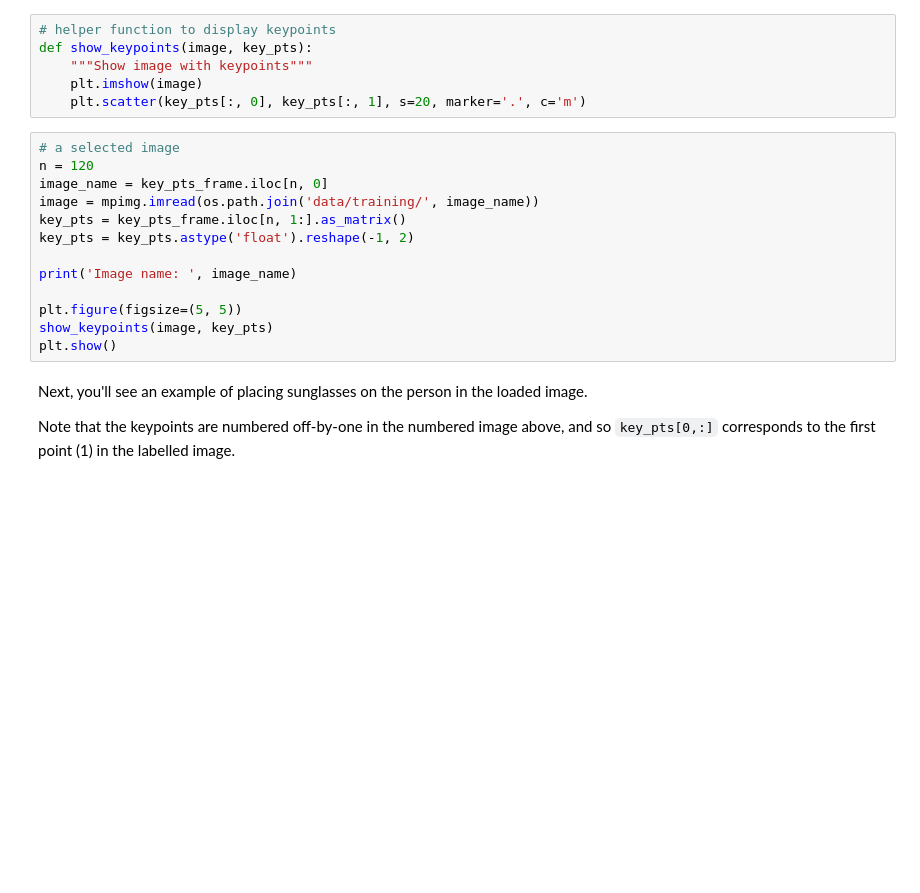
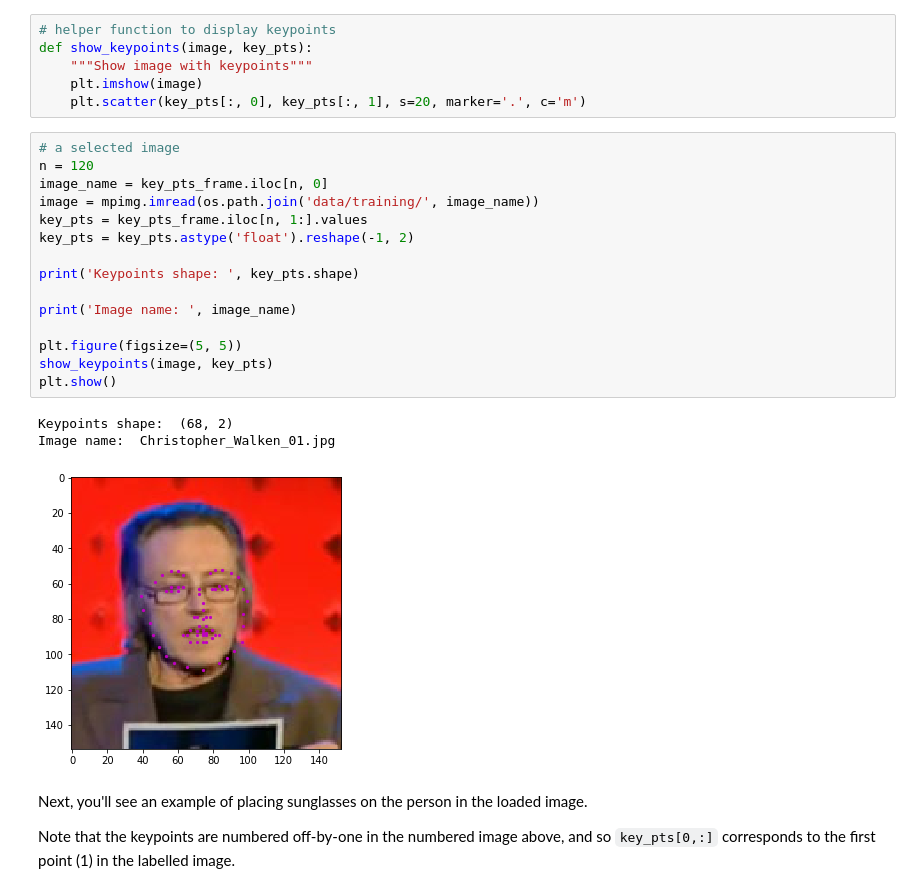
Before and after one commit to filipgrigorov/P1_Facial_Keypoints-1, a Jupyter notebook: 4. Fun with Keypoints.ipynb, the cells around one changed output. Drawn from its saved outputs; the diff is of its cells as text; blank space fills up the shorter version.

```diff
--- a/4. Fun with Keypoints.ipynb
+++ b/4. Fun with Keypoints.ipynb
@@ -76,16 +88,22 @@ def show_keypoints(image, key_pts):
 # %%
 # a selected image
 n = 120
 image_name = key_pts_frame.iloc[n, 0]
 image = mpimg.imread(os.path.join('data/training/', image_name))
-key_pts = key_pts_frame.iloc[n, 1:].as_matrix()
+key_pts = key_pts_frame.iloc[n, 1:].values
 key_pts = key_pts.astype('float').reshape(-1, 2)
+
+print('Keypoints shape: ', key_pts.shape)
 
 print('Image name: ', image_name)
 
 plt.figure(figsize=(5, 5))
 show_keypoints(image, key_pts)
 plt.show()
+# %% [output]
+Keypoints shape:  (68, 2)
+Image name:  Christopher_Walken_01.jpg
+[figure, added]
 # %% [markdown]
 Next, you'll see an example of placing sunglasses on the person in the loaded image.
 
```
Also changed, not shown: parts of 5 cells of this notebook.
